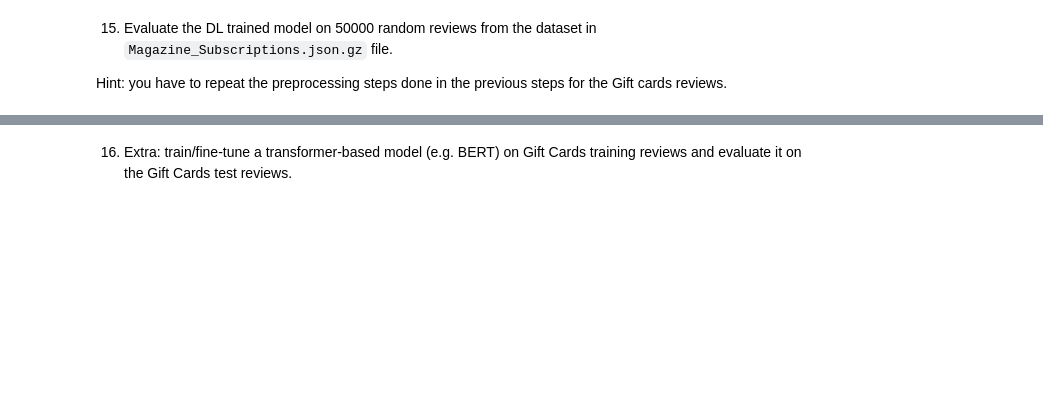
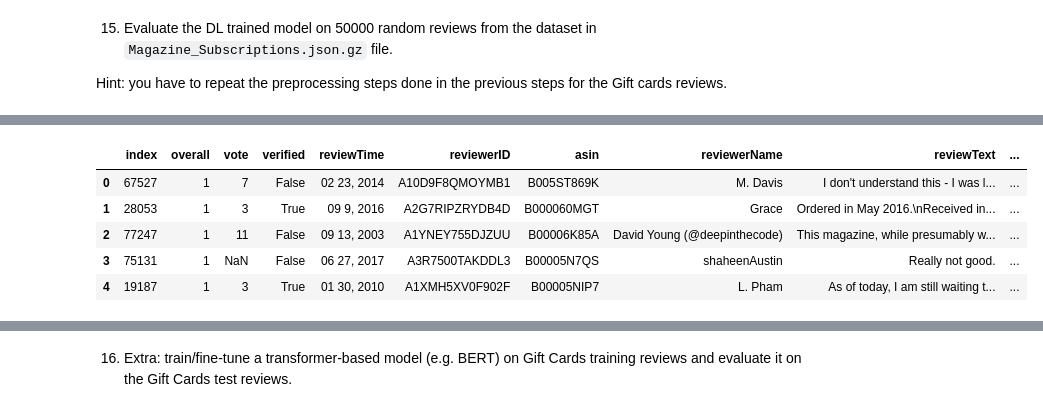
Before and after one commit to gioelebbc/Text-mining-assignment-group-5, a Jupyter notebook: project_work_group_5.ipynb, the cells around one changed output, grey strips where cells are left out. Drawn from its saved outputs; the diff is of its cells as text; code cells hidden in the pictures; blank space fills up the shorter version.

```diff
--- a/project_work_group_5.ipynb
+++ b/project_work_group_5.ipynb
@@ -194,0 +287,11 @@ Hint: you have to repeat the preprocessing steps done in the previous steps for
+# %%
+rus = RandomUnderSampler(random_state=42)
+df_2, _ = rus.fit_resample(df_2, df_2["overall"])
+df_2.head()
+# %% [output]
+|  | index | overall | vote | verified | reviewTime | reviewerID | asin | reviewerName | reviewText | ... |
+| 0 | 67527 | 1 | 7 | False | 02 23, 2014 | A10D9F8QMOYMB1 | B005ST869K | M. Davis | I don't understand this - I was l... | ... |
+| 1 | 28053 | 1 | 3 | True | 09 9, 2016 | A2G7RIPZRYDB4D | B000060MGT | Grace | Ordered in May 2016.\nReceived in... | ... |
+| 2 | 77247 | 1 | 11 | False | 09 13, 2003 | A1YNEY755DJZUU | B00006K85A | David Young (@deepinthecode) | This magazine, while presumably w... | ... |
+| 3 | 75131 | 1 | NaN | False | 06 27, 2017 | A3R7500TAKDDL3 | B00005N7QS | shaheenAustin | Really not good. | ... |
+| 4 | 19187 | 1 | 3 | True | 01 30, 2010 | A1XMH5XV0F902F | B00005NIP7 | L. Pham | As of today, I am still waiting t... | ... |
```
Also changed, not shown: parts of 17 cells of this notebook.
